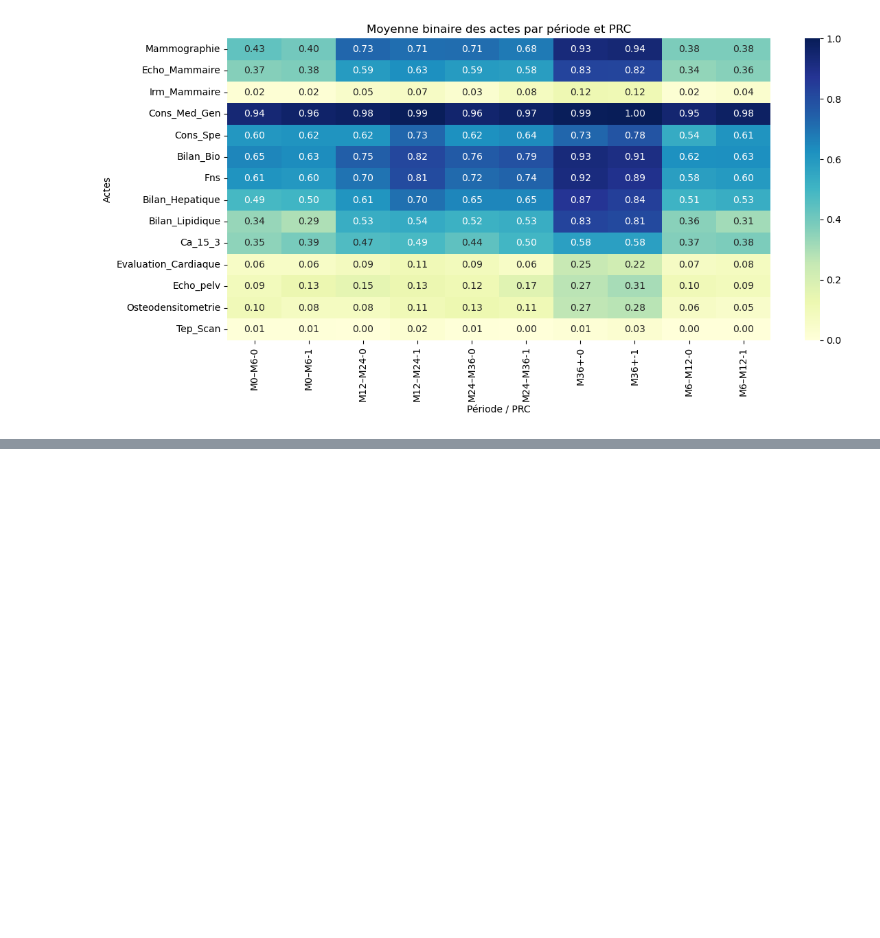
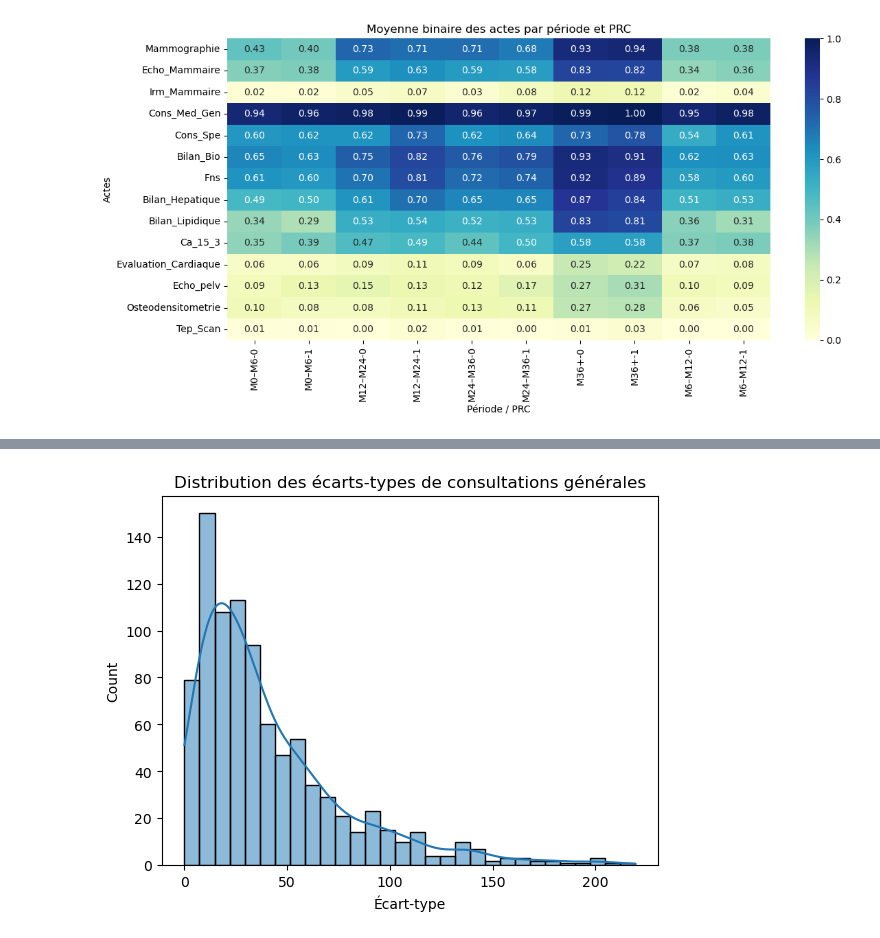
Before and after one commit to hemza1/TER_M1_2025, a Jupyter notebook: notebooks/test.ipynb, the cells around one changed output, grey strips where cells are left out. Saved outputs shown, nothing was run; the diff lists cells and outputs as text; code cells hidden in the pictures; blank space fills up the shorter version.

```diff
--- a/notebooks/test.ipynb
+++ b/notebooks/test.ipynb
@@ -305,0 +314,9 @@ plt.show()
+# %%
+df_var = df_resumé_par_periode.groupby("ID_PATIENT")[actes_suivi].std()
+# %%
+sns.histplot(df_var["Cons_Med_Gen"], bins=30, kde=True)
+plt.title("Distribution des écarts-types de consultations générales")
+plt.xlabel("Écart-type")
+plt.show()
+# %% [output]
+[figure, added]
```
Also changed, not shown: parts of 4 cells of this notebook.
